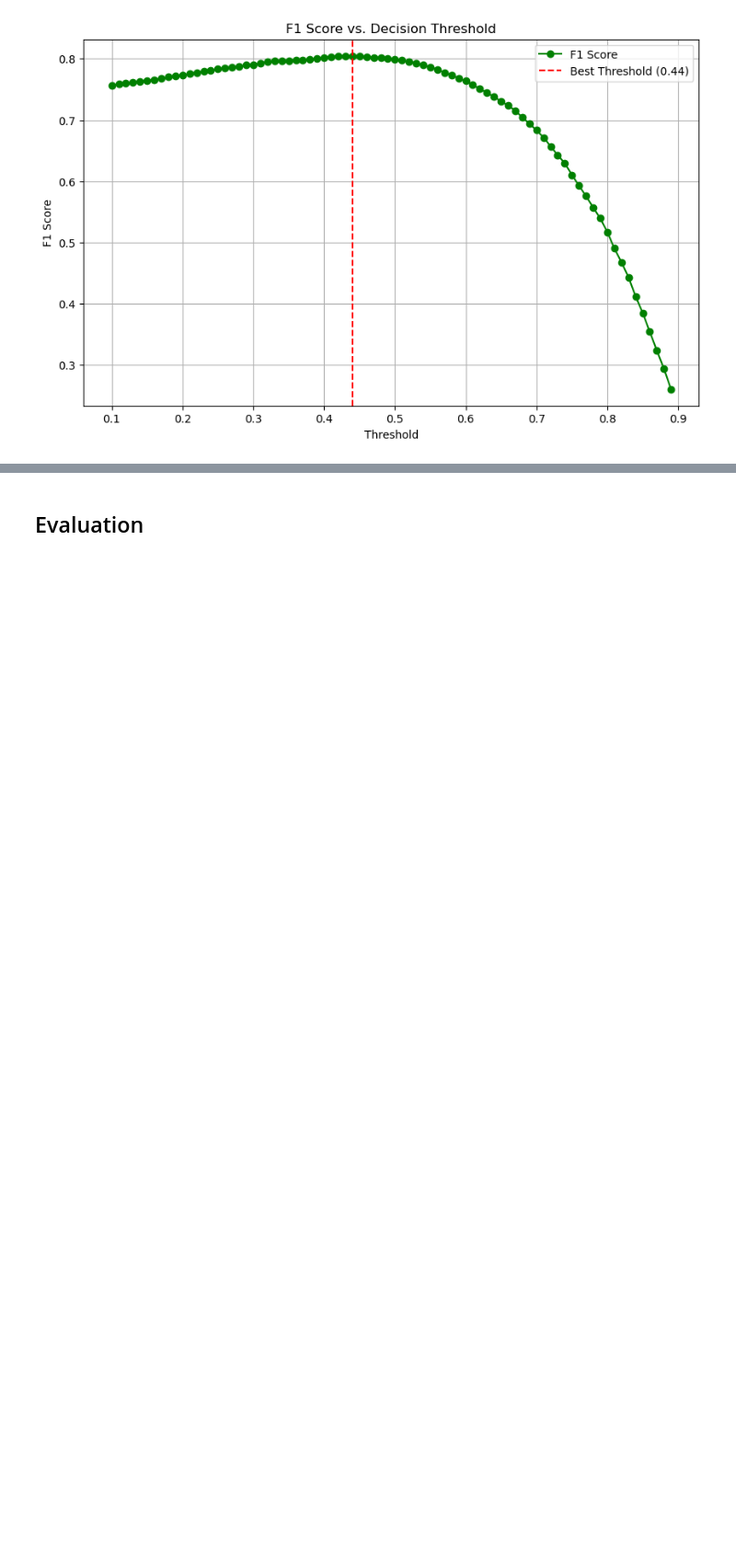
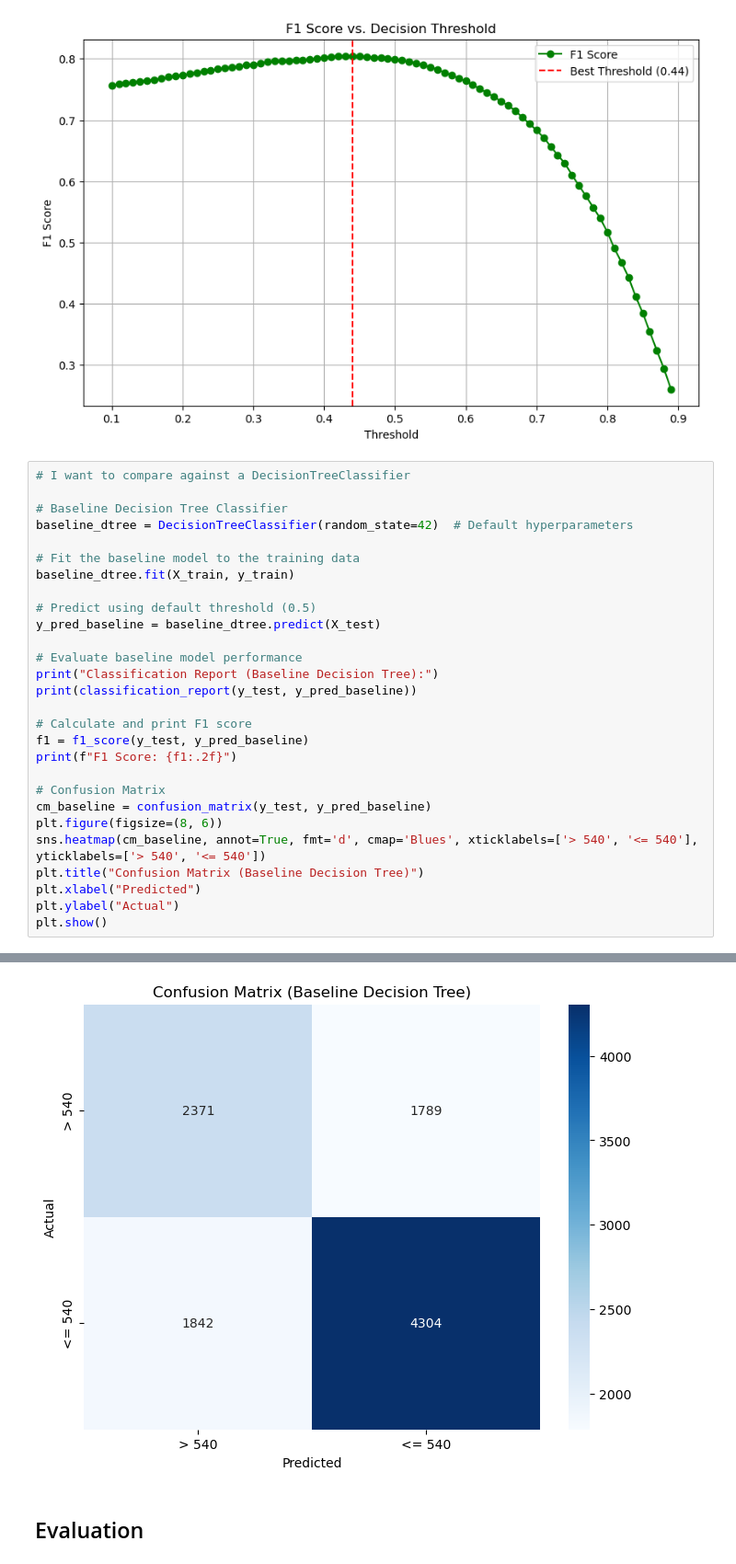
Before and after one commit to n2b8/EMS_Response_Performance_Analysis, a Jupyter notebook: index.ipynb, the cells around one changed output, grey strips where cells are left out. Shown at 92% size. Cells and saved outputs as stored; diff of their text form; blank space fills up the shorter version.

Commit message:
modeling - baseline dtc

```diff
--- a/index.ipynb
+++ b/index.ipynb
@@ -901,3 +901,32 @@ weighted avg       0.74      0.75      0.74     10306
 weighted avg       0.75      0.74      0.73     10306
 [figure]
 [figure]
+# %%
+# I want to compare against a DecisionTreeClassifier
+
+# Baseline Decision Tree Classifier
+baseline_dtree = DecisionTreeClassifier(random_state=42)  # Default hyperparameters
+
+# Fit the baseline model to the training data
+baseline_dtree.fit(X_train, y_train)
+
+# Predict using default threshold (0.5)
+y_pred_baseline = baseline_dtree.predict(X_test)
+
+# Evaluate baseline model performance
+print("Classification Report (Baseline Decision Tree):")
+print(classification_report(y_test, y_pred_baseline))
+
+# Calculate and print F1 score
+f1 = f1_score(y_test, y_pred_baseline)
+print(f"F1 Score: {f1:.2f}")
+
+# Confusion Matrix
+cm_baseline = confusion_matrix(y_test, y_pred_baseline)
+plt.figure(figsize=(8, 6))
+sns.heatmap(cm_baseline, annot=True, fmt='d', cmap='Blues', xticklabels=['> 540', '<= 540'], yticklabels=['> 540', '<= 540'])
+plt.title("Confusion Matrix (Baseline Decision Tree)")
+plt.xlabel("Predicted")
+plt.ylabel("Actual")
+plt.show()
+# %% [output]
@@ -904,3 +944,4 @@ weighted avg       0.75      0.74      0.73     10306
+[figure, added]
 # %% [markdown]
 ## Evaluation
 # %% [markdown]
```
Also changed, not shown: parts of 2 cells of this notebook.
